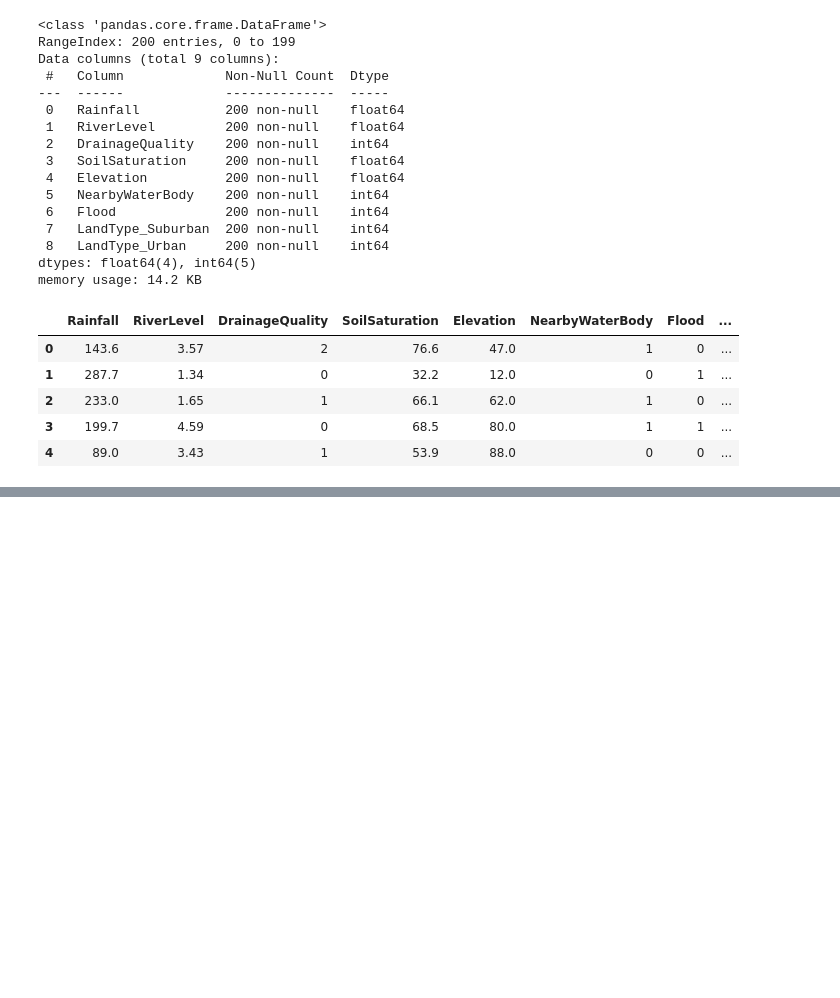
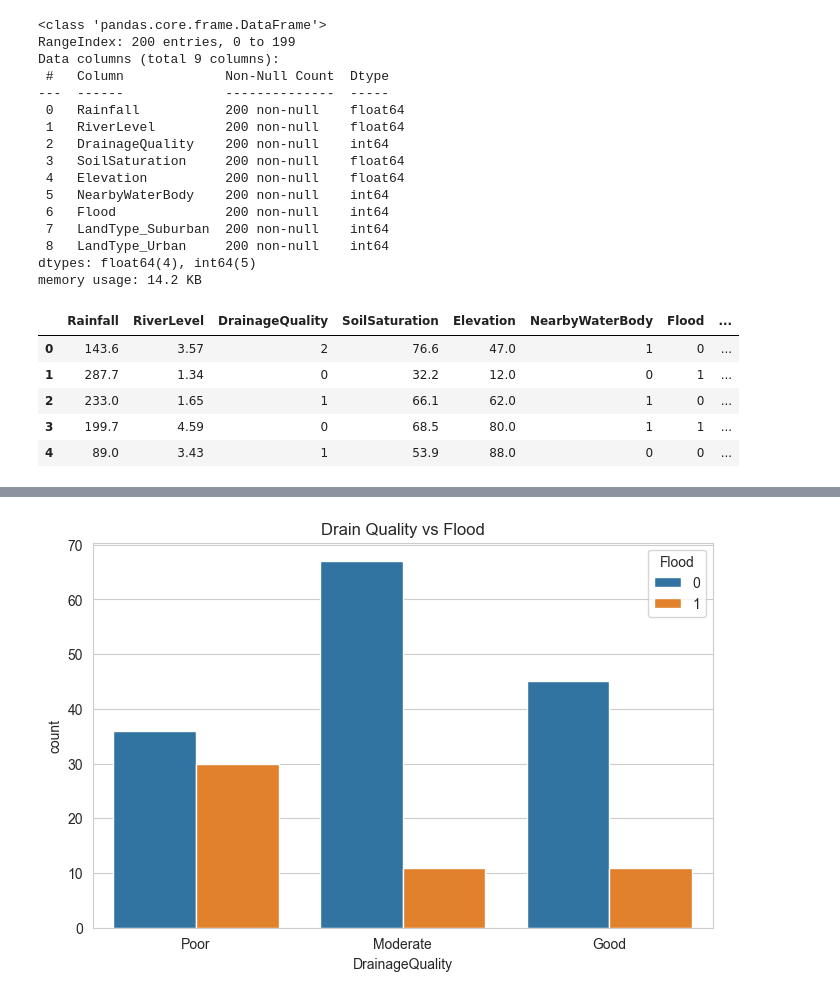
Before and after one commit to fredchongg/Flood-Prediction-Project, a Jupyter notebook: Flood_Prediction.ipynb, the cells around one changed output, grey strips where cells are left out. Saved outputs shown, nothing was run; the diff lists cells and outputs as text; code cells hidden in the pictures; blank space fills up the shorter version.

```diff
--- a/Flood_Prediction.ipynb
+++ b/Flood_Prediction.ipynb
@@ -118,0 +144,10 @@ memory usage: 14.2 KB
+# %%
+# Drainange Quality vs Flood
+plt.figure(figsize=(8,5))
+gph = sns.countplot(data=clean_df, x='DrainageQuality', hue='Flood')
+plt.title('Drain Quality vs Flood')
+plt.xticks([0,1,2],['Poor','Moderate','Good'])
+
+plt.show()
+# %% [output]
+[figure, added]
```
Also changed, not shown: parts of 4 cells of this notebook.
